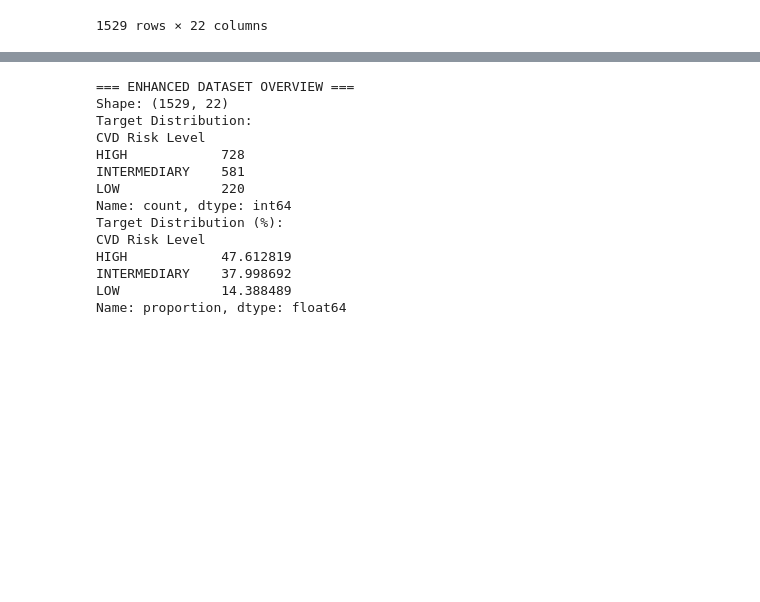
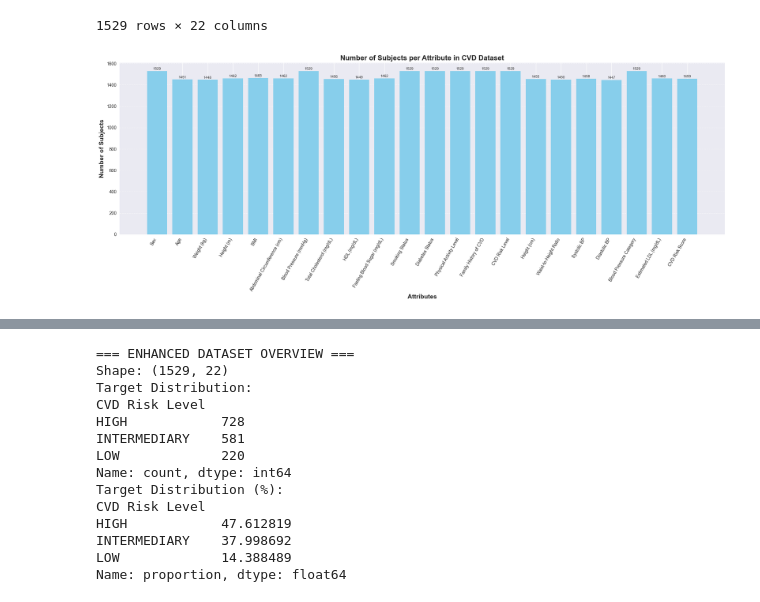
Before and after one commit to TasnimulIntazamAsif/CardioVascular_Disease_Risk_Prediction, a Jupyter notebook: CVD_ASIF_Enhanced.ipynb, the cells around one changed output, grey strips where cells are left out. Drawn from its saved outputs; the diff is of its cells as text; code cells hidden in the pictures; blank space fills up the shorter version.

```diff
--- a/CVD_ASIF_Enhanced.ipynb
+++ b/CVD_ASIF_Enhanced.ipynb
@@ -60,3 +61,35 @@ plt.style.use('seaborn-v0_8')
 sns.set_palette("husl")
 pd.set_option('display.max_columns', None)
 pd.set_option('display.max_rows', 100)
+# %%
+# CVD Dataset Structure: Number of Subjects per Attribute
+
+# Import necessary libraries
+import pandas as pd
+import matplotlib.pyplot as plt
+
+# Load the dataset
+df = pd.read_csv('CVD_Dataset.csv')
+
+# Count the number of non-null entries for each column
+attribute_counts = df.notnull().sum()
+
+# Plotting
+plt.figure(figsize=(20, 8))
+bars = plt.bar(attribute_counts.index, attribute_counts.values, color='skyblue')
+
+# Adding counts above bars
+for bar in bars:
+    yval = bar.get_height()
+    plt.text(bar.get_x() + bar.get_width()/2.0, yval + 5, int(yval), ha='center', va='bottom', fontsize=8)
+
+# Customize the plot
+plt.xticks(rotation=60, ha='right')
+plt.xlabel('Attributes', fontsize=14, weight='bold')
+plt.ylabel('Number of Subjects', fontsize=14, weight='bold')
+plt.title('Number of Subjects per Attribute in CVD Dataset', fontsize=16, weight='bold')
+plt.tight_layout()
+plt.grid(axis='y', linestyle='--', alpha=0.7)
+plt.show()
+# %% [output]
+[figure, added]
```
Also changed, not shown: parts of 82 cells of this notebook, 9 other files.
